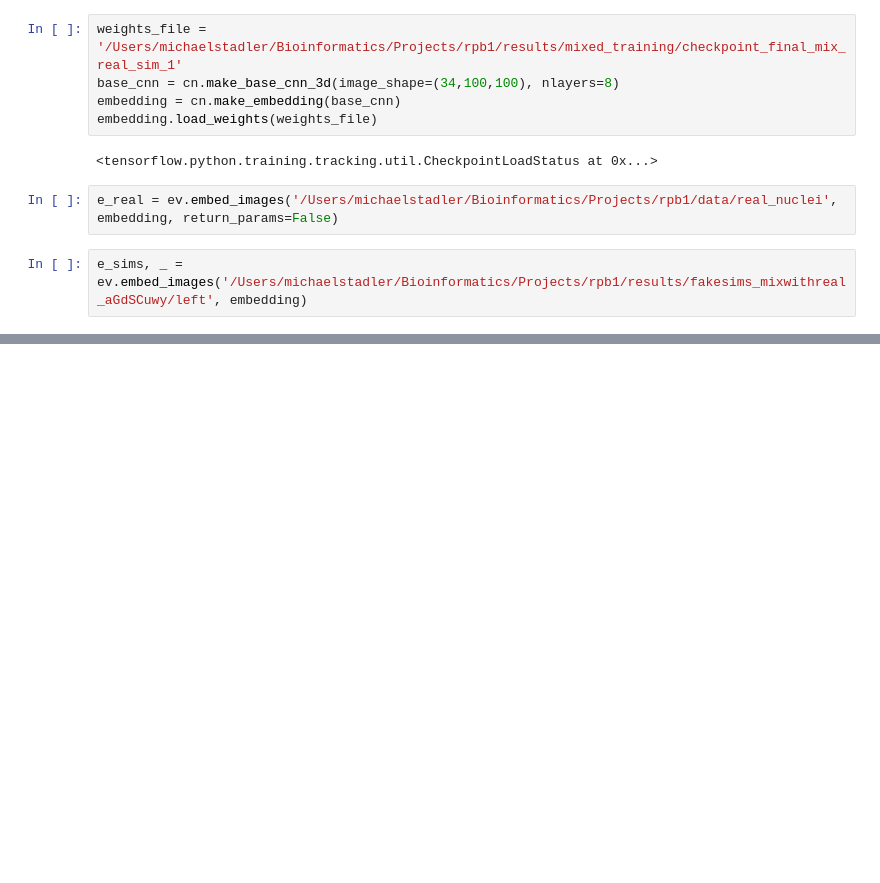
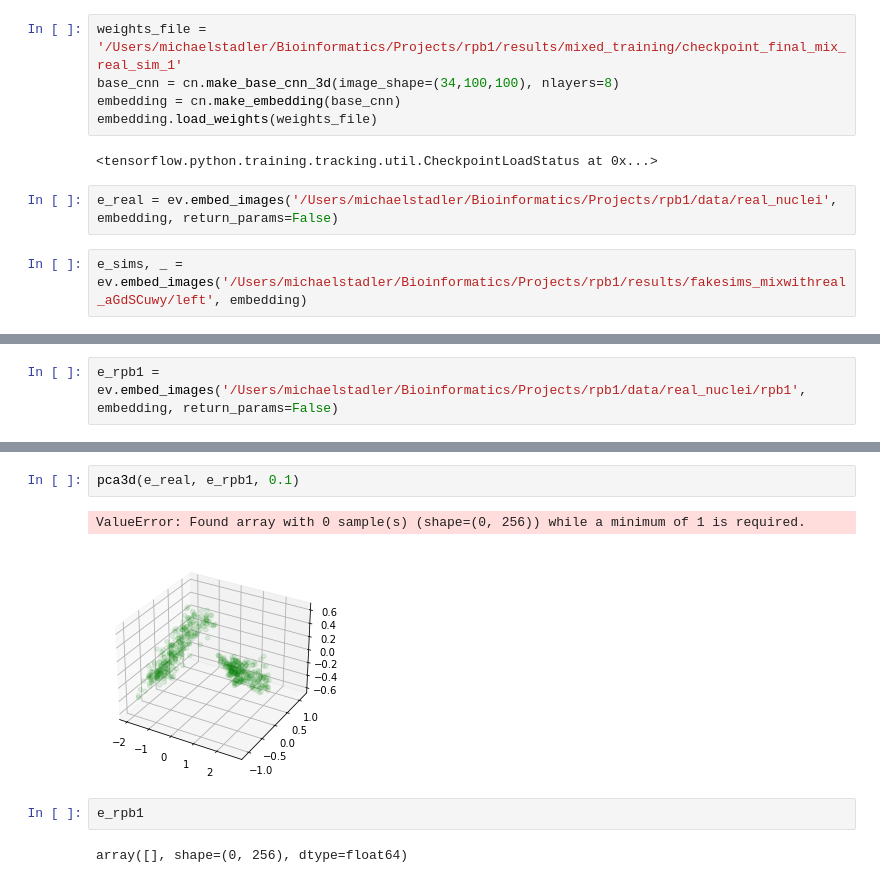
Before and after one commit to michaelrstadler/rpb1, a Jupyter notebook: bin/notebooks/20220309-realdata-siamese.ipynb, the cells around one changed output, grey strips where cells are left out. Cells and saved outputs as stored; diff of their text form; blank space fills up the shorter version.

```diff
--- a/bin/notebooks/20220309-realdata-siamese.ipynb
+++ b/bin/notebooks/20220309-realdata-siamese.ipynb
@@ -288,0 +296,2 @@ e_sims, _ = ev.embed_images('/Users/michaelstadler/Bioinformatics/Projects/rpb1/
+# %%
+e_rpb1 = ev.embed_images('/Users/michaelstadler/Bioinformatics/Projects/rpb1/data/real_nuclei/rpb1', embedding, return_params=False)
@@ -288,0 +310,9 @@ e_sims, _ = ev.embed_images('/Users/michaelstadler/Bioinformatics/Projects/rpb1/
+# %%
+pca3d(e_real, e_rpb1, 0.1)
+# %% [output]
+ValueError: Found array with 0 sample(s) (shape=(0, 256)) while a minimum of 1 is required.
+[figure, added]
+# %%
+e_rpb1
+# %% [output]
+array([], shape=(0, 256), dtype=float64)
```
Also changed, not shown: parts of 5 cells of this notebook, 1 other file.
